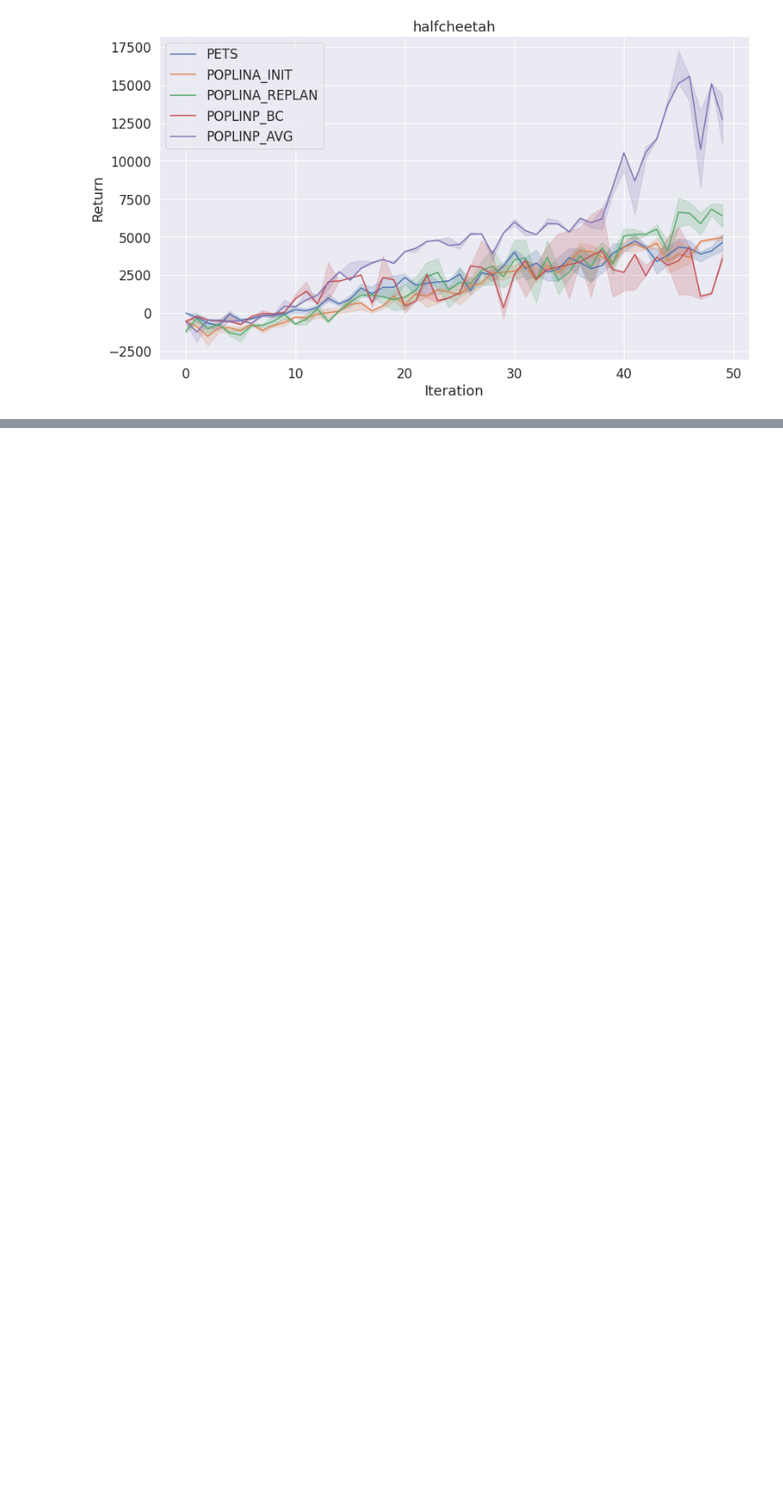
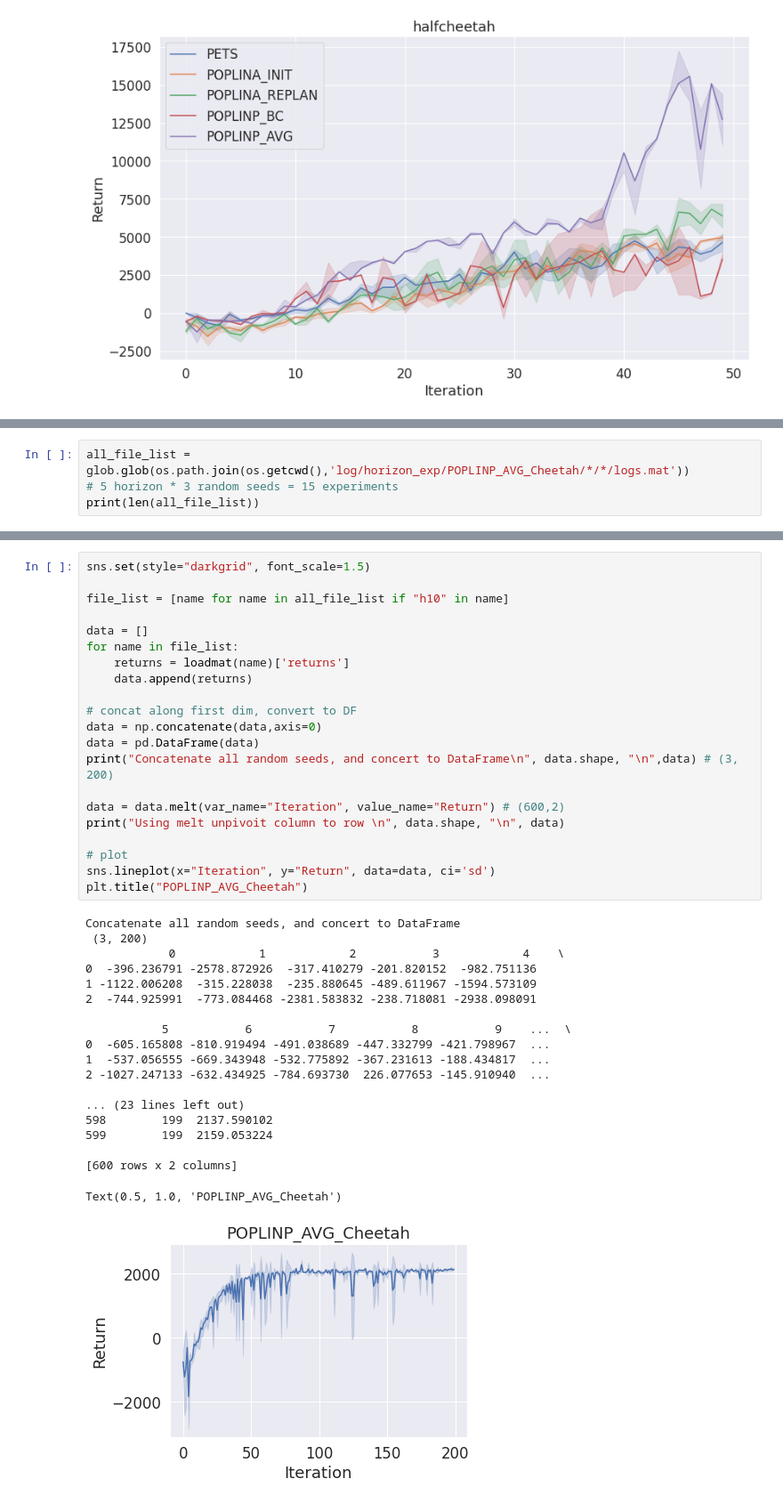
Before and after one commit to Hyperion-shuo/POPLIN, a Jupyter notebook: plot.ipynb, the cells around one changed output, grey strips where cells are left out. Shown at 89% size. Cells and saved outputs as stored; diff of their text form; blank space fills up the shorter version.

```diff
--- a/plot.ipynb
+++ b/plot.ipynb
@@ -89,0 +99,4 @@ for j in range(len(env)):
+# %%
+all_file_list = glob.glob(os.path.join(os.getcwd(),'log/horizon_exp/POPLINP_AVG_Cheetah/*/*/logs.mat'))
+# 5 horizon * 3 random seeds = 15 experiments
+print(len(all_file_list))
@@ -89,0 +107,41 @@ for j in range(len(env)):
+# %%
+sns.set(style="darkgrid", font_scale=1.5)
+
+file_list = [name for name in all_file_list if "h10" in name]
+
+data = []
+for name in file_list:
+    returns = loadmat(name)['returns']
+    data.append(returns)
+
+# concat along first dim, convert to DF
+data = np.concatenate(data,axis=0)
+data = pd.DataFrame(data)
+print("Concatenate all random seeds, and concert to DataFrame\n", data.shape, "\n",data) # (3, 200)
+
+data = data.melt(var_name="Iteration", value_name="Return") # (600,2)
+print("Using melt unpivoit column to row \n", data.shape, "\n", data)
+
+# plot
+sns.lineplot(x="Iteration", y="Return", data=data, ci='sd')
+plt.title("POPLINP_AVG_Cheetah")
+# %% [output]
+Concatenate all random seeds, and concert to DataFrame
+ (3, 200)
+            0            1            2           3            4    \
+0  -396.236791 -2578.872926  -317.410279 -201.820152  -982.751136
+1 -1122.006208  -315.228038  -235.880645 -489.611967 -1594.573109
+2  -744.925991  -773.084468 -2381.583832 -238.718081 -2938.098091
+
+           5           6           7           8           9    ...  \
+0  -605.165808 -810.919494 -491.038689 -447.332799 -421.798967  ...
+1  -537.056555 -669.343948 -532.775892 -367.231613 -188.434817  ...
+2 -1027.247133 -632.434925 -784.693730  226.077653 -145.910940  ...
+
+... (23 lines left out)
+598        199  2137.590102
+599        199  2159.053224
+
+[600 rows x 2 columns]
+Text(0.5, 1.0, 'POPLINP_AVG_Cheetah')
+[figure, added]
```
Also changed, not shown: parts of 16 cells of this notebook, 27 other files.
